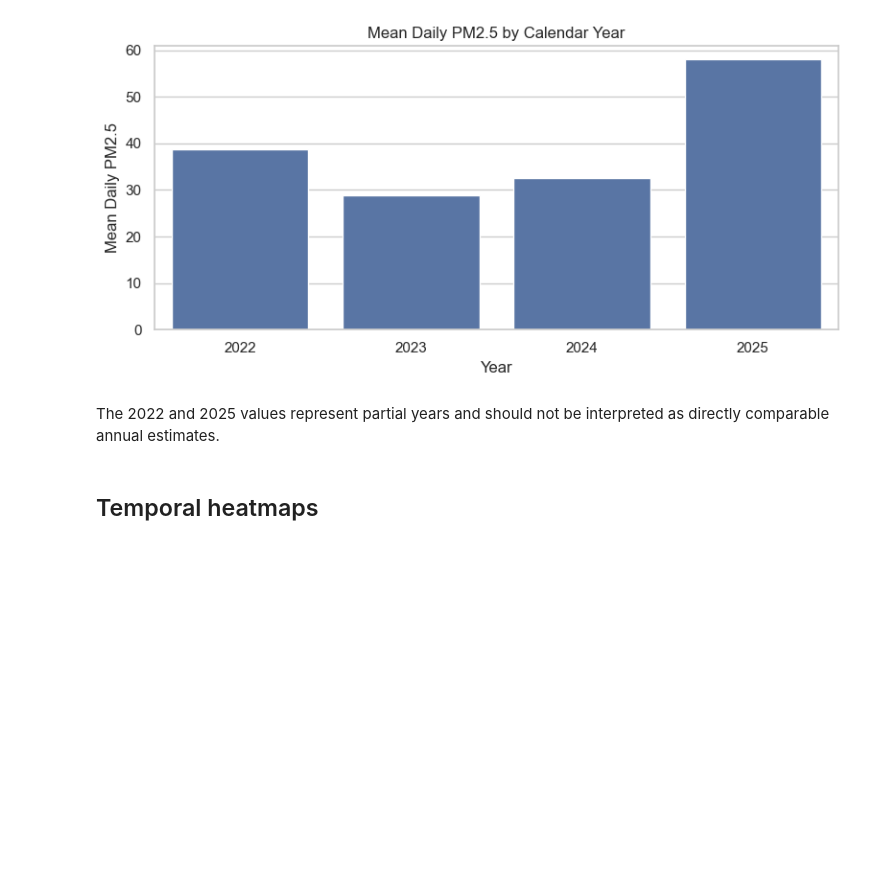
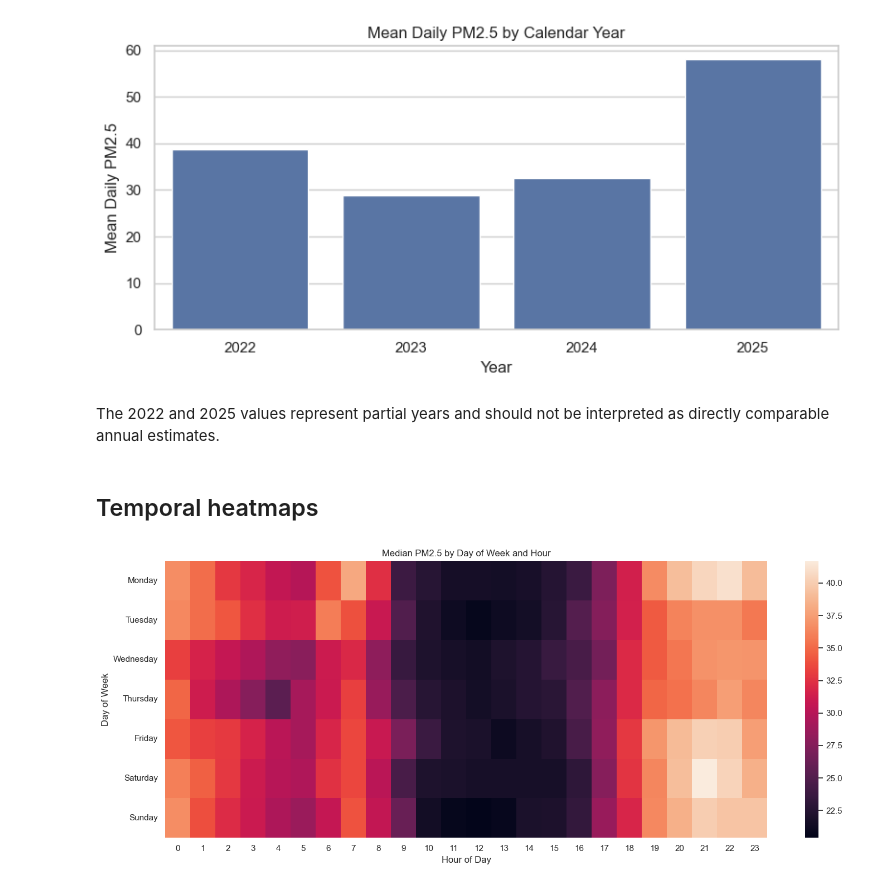
Before and after one commit to rubeshnpl13/Kathmandu-Air-Quality-Intelligence, a Jupyter notebook: notebooks/04_exploratory_data_analysis.ipynb, the cells around one changed output. Cells and saved outputs as stored; diff of their text form; code cells hidden in the pictures; blank space fills up the shorter version.

```diff
--- a/notebooks/04_exploratory_data_analysis.ipynb
+++ b/notebooks/04_exploratory_data_analysis.ipynb
@@ -822,3 +822,29 @@ plt.show()
 The 2022 and 2025 values represent partial years and should not be interpreted as directly comparable annual estimates.
 # %% [markdown]
 ## Temporal heatmaps
+# %%
+#Hour × day-of-week
+hour_day_heatmap = hourly.pivot_table(
+    values='pm25',
+    index='day_name',
+    columns='hour',
+    aggfunc='median'
+).reindex(day_order)
+# %%
+plt.figure(figsize=(15, 6))
+
+sns.heatmap(
+    hour_day_heatmap
+)
+
+plt.title(
+    'Median PM2.5 by Day of Week and Hour'
+)
+
+plt.xlabel('Hour of Day')
+plt.ylabel('Day of Week')
+
+plt.tight_layout()
+plt.show()
+# %% [output]
+[figure, added]
```
Also changed, not shown: parts of 25 cells of this notebook.
